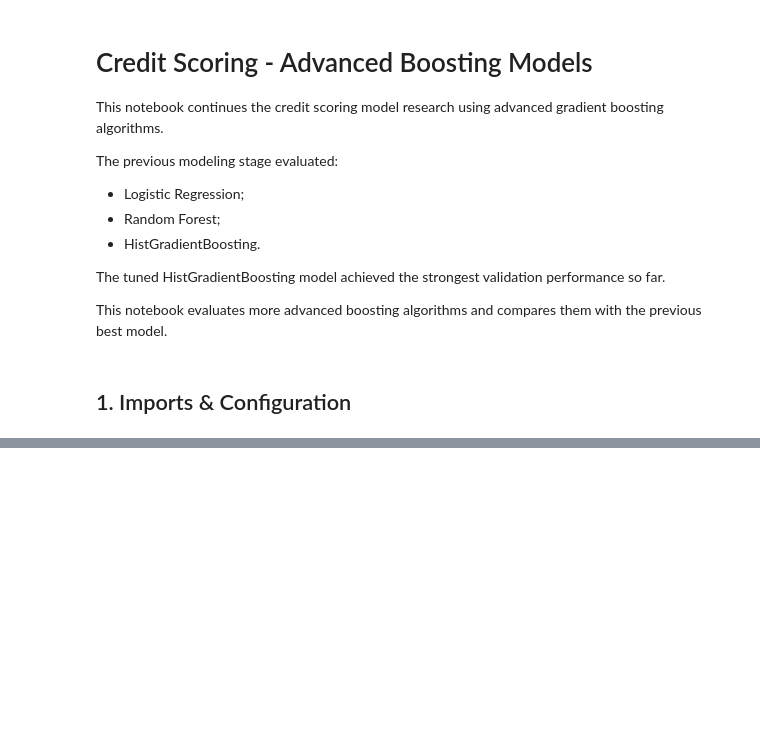
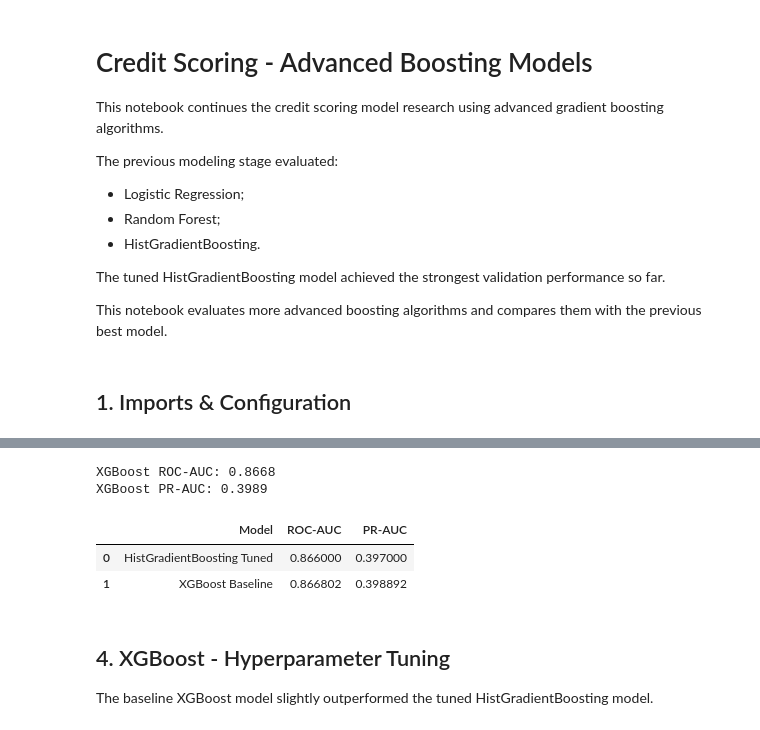
Before and after one commit to Randysman/credit_score, a Jupyter notebook: Modeling(boosting).ipynb, the cells around one changed output, grey strips where cells are left out. Saved outputs shown, nothing was run; the diff lists cells and outputs as text; code cells hidden in the pictures; blank space fills up the shorter version.

```diff
--- a/Modeling(boosting).ipynb
+++ b/Modeling(boosting).ipynb
@@ -39,0 +44,6 @@ RANDOM_STATE = 42
+# %%
+X_train = pd.read_csv('data/X_train.csv')
+X_valid = pd.read_csv('data/X_valid.csv')
+
+y_train = pd.read_csv('data/y_train.csv').squeeze()
+y_valid = pd.read_csv('data/y_valid.csv').squeeze()
@@ -39,0 +95,5 @@ RANDOM_STATE = 42
+# %%
+xgb_model.fit(
+    X_train[features],
+    y_train
+)
@@ -39,0 +113,46 @@ RANDOM_STATE = 42
+# %%
+xgb_valid_proba = xgb_model.predict_proba(
+    X_valid[features]
+)[:, 1]
+# %%
+xgb_roc_auc = roc_auc_score(
+    y_valid,
+    xgb_valid_proba
+)
+
+xgb_pr_auc = average_precision_score(
+    y_valid,
+    xgb_valid_proba
+)
+
+print(f'XGBoost ROC-AUC: {xgb_roc_auc:.4f}')
+print(f'XGBoost PR-AUC: {xgb_pr_auc:.4f}')
+# %% [output]
+XGBoost ROC-AUC: 0.8668
+XGBoost PR-AUC: 0.3989
+# %%
+baseline_comparison = pd.DataFrame({
+    'Model': [
+        'HistGradientBoosting Tuned',
+        'XGBoost Baseline'
+    ],
+    'ROC-AUC': [
+        0.866,
+        xgb_roc_auc
+    ],
+    'PR-AUC': [
+        0.397,
+        xgb_pr_auc
+    ]
+})
+
+baseline_comparison
+# %% [output]
+|  | Model | ROC-AUC | PR-AUC |
+| 0 | HistGradientBoosting Tuned | 0.866000 | 0.397000 |
+| 1 | XGBoost Baseline | 0.866802 | 0.398892 |
+# %% [markdown]
+## 4. XGBoost - Hyperparameter Tuning
+
+The baseline XGBoost model slightly outperformed the tuned
+HistGradientBoosting model.
```
Also changed, not shown: parts of 15 cells of this notebook.
